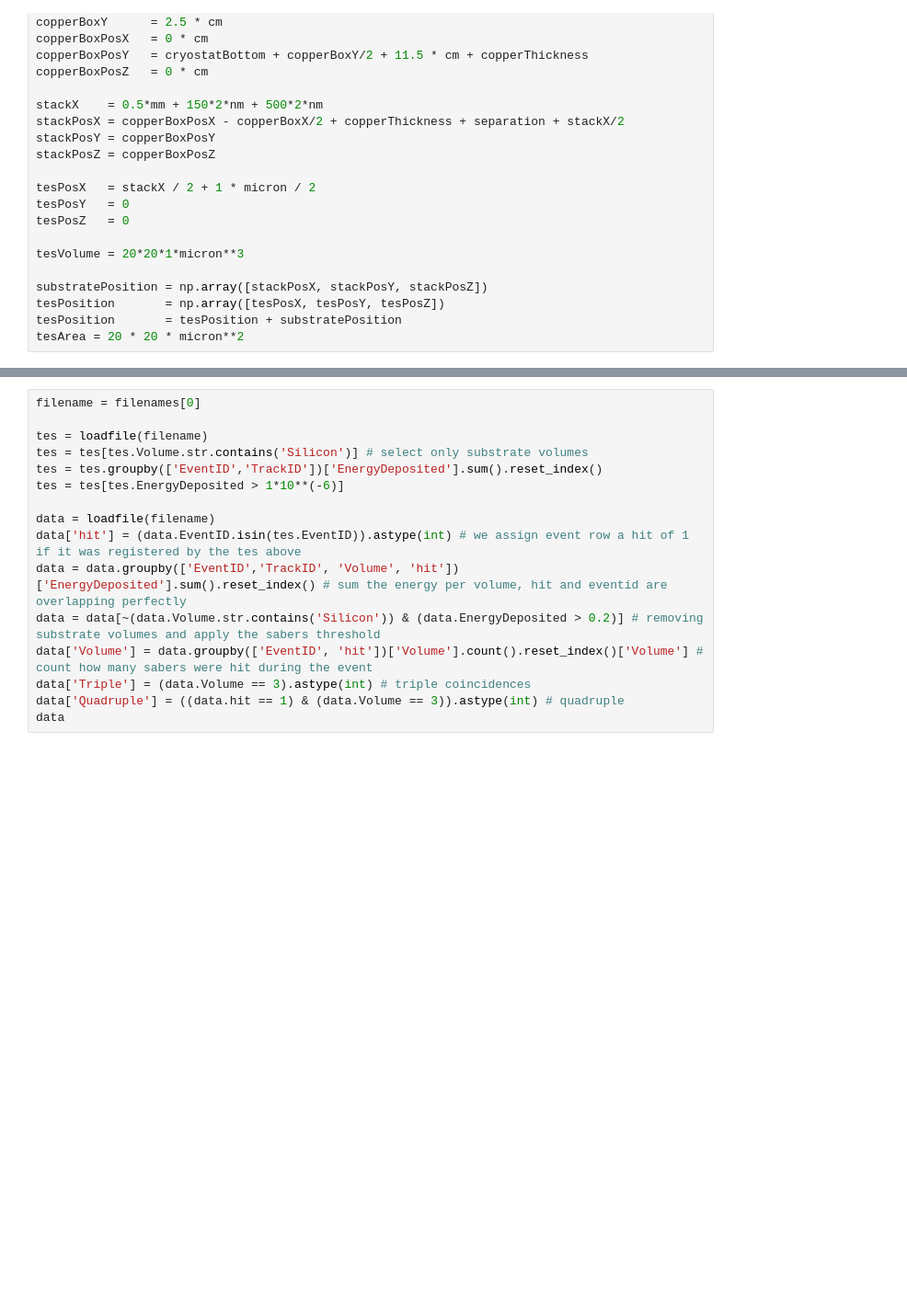
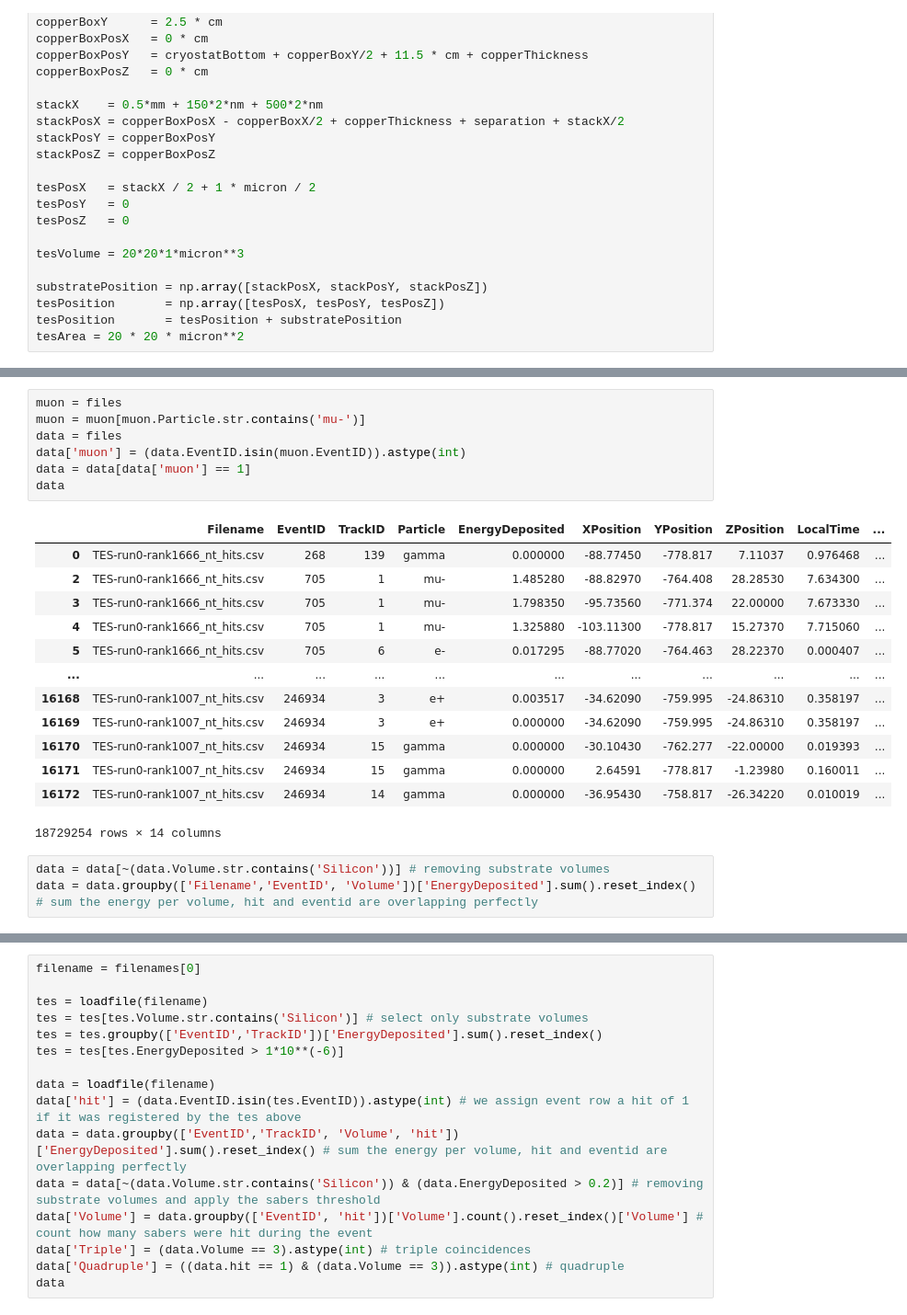
Before and after one commit to nyuad-astroparticle/tes-geant, a Jupyter notebook: analysis/coincidence.ipynb, the cells around one changed output, grey strips where cells are left out. Shown at 92% size. Drawn from its saved outputs; the diff is of its cells as text; blank space fills up the shorter version.

```diff
--- a/analysis/coincidence.ipynb
+++ b/analysis/coincidence.ipynb
@@ -140,0 +411,24 @@ TES double coincidences =  88
+# %%
+muon = files
+muon = muon[muon.Particle.str.contains('mu-')]
+data = files
+data['muon'] = (data.EventID.isin(muon.EventID)).astype(int)
+data = data[data['muon'] == 1]
+data
+# %% [output]
+|  | Filename | EventID | TrackID | Particle | EnergyDeposited | XPosition | YPosition | ZPosition | LocalTime | ... |
+| 0 | TES-run0-rank1666_nt_hits.csv | 268 | 139 | gamma | 0.000000 | -88.77450 | -778.817 | 7.11037 | 0.976468 | ... |
+| 2 | TES-run0-rank1666_nt_hits.csv | 705 | 1 | mu- | 1.485280 | -88.82970 | -764.408 | 28.28530 | 7.634300 | ... |
+| 3 | TES-run0-rank1666_nt_hits.csv | 705 | 1 | mu- | 1.798350 | -95.73560 | -771.374 | 22.00000 | 7.673330 | ... |
+| 4 | TES-run0-rank1666_nt_hits.csv | 705 | 1 | mu- | 1.325880 | -103.11300 | -778.817 | 15.27370 | 7.715060 | ... |
+| 5 | TES-run0-rank1666_nt_hits.csv | 705 | 6 | e- | 0.017295 | -88.77020 | -764.463 | 28.22370 | 0.000407 | ... |
+| ... | ... | ... | ... | ... | ... | ... | ... | ... | ... | ... |
+| 16168 | TES-run0-rank1007_nt_hits.csv | 246934 | 3 | e+ | 0.003517 | -34.62090 | -759.995 | -24.86310 | 0.358197 | ... |
+| 16169 | TES-run0-rank1007_nt_hits.csv | 246934 | 3 | e+ | 0.000000 | -34.62090 | -759.995 | -24.86310 | 0.358197 | ... |
+| 16170 | TES-run0-rank1007_nt_hits.csv | 246934 | 15 | gamma | 0.000000 | -30.10430 | -762.277 | -22.00000 | 0.019393 | ... |
+| 16171 | TES-run0-rank1007_nt_hits.csv | 246934 | 15 | gamma | 0.000000 | 2.64591 | -778.817 | -1.23980 | 0.160011 | ... |
+| 16172 | TES-run0-rank1007_nt_hits.csv | 246934 | 14 | gamma | 0.000000 | -36.95430 | -758.817 | -26.34220 | 0.010019 | ... |
+18729254 rows × 14 columns
+# %%
+data = data[~(data.Volume.str.contains('Silicon'))] # removing substrate volumes
+data = data.groupby(['Filename','EventID', 'Volume'])['EnergyDeposited'].sum().reset_index() # sum the energy per volume, hit and eventid are overlapping perfectly
```
Also changed, not shown: parts of 46 cells of this notebook.
